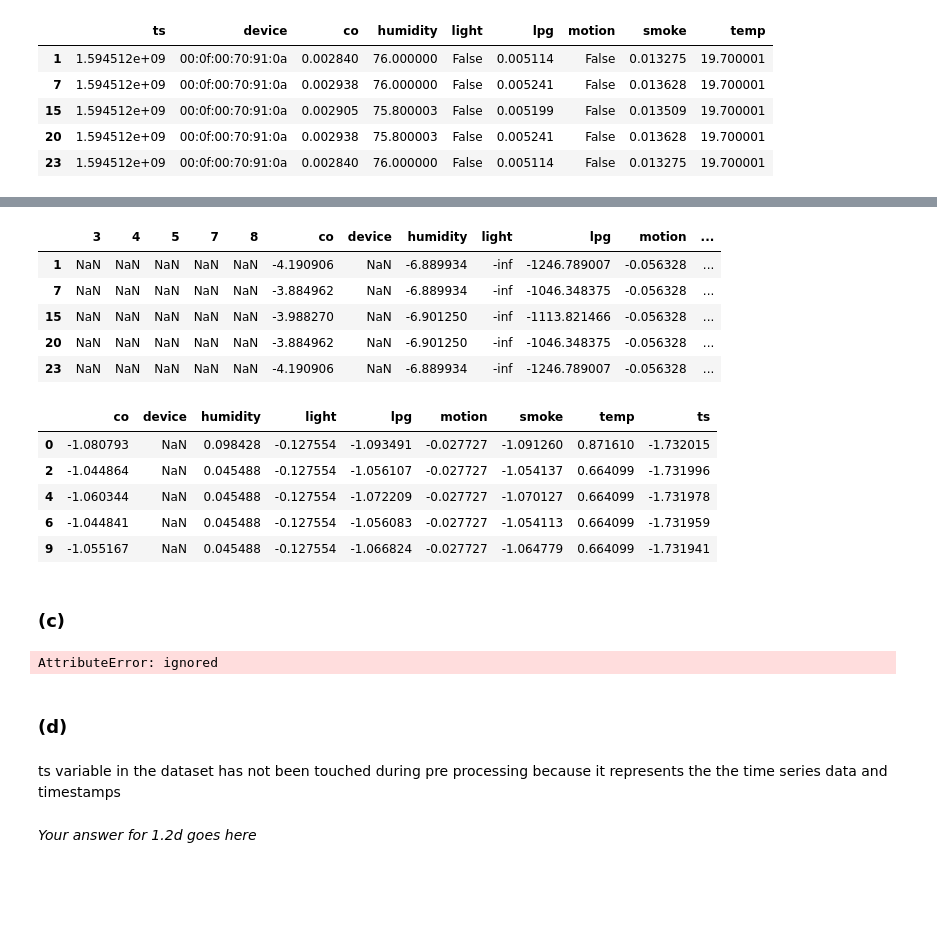
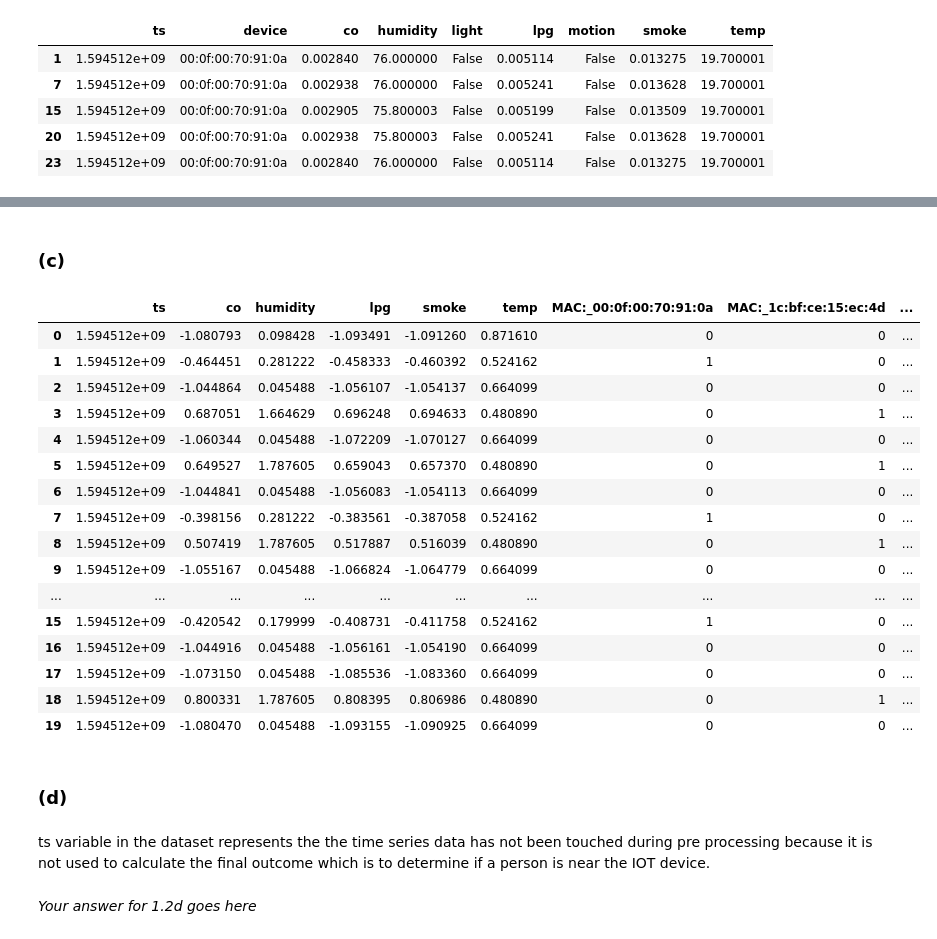
Before and after one commit to sdasmaha/Ml_Engineers_445, a Jupyter notebook: ML_HW_Notebook2.ipynb, the cells around one changed output, grey strips where cells are left out. Drawn from its saved outputs; the diff is of its cells as text; code cells hidden in the pictures; blank space fills up the shorter version.

```diff
--- a/ML_HW_Notebook2.ipynb
+++ b/ML_HW_Notebook2.ipynb
@@ -239,37 +249,29 @@ dtype: float64
-# %%
-avg2 = device2.mean()
-stdv2 = device2.std()
-standardized_device2 = (device1 - avg2) / stdv2
-standardized_device2.head(5)
-# %% [output]
-|  | 3 | 4 | 5 | 7 | 8 | co | device | humidity | light | lpg | motion | ... |
-| 1 | NaN | NaN | NaN | NaN | NaN | -4.190906 | NaN | -6.889934 | -inf | -1246.789007 | -0.056328 | ... |
-| 7 | NaN | NaN | NaN | NaN | NaN | -3.884962 | NaN | -6.889934 | -inf | -1046.348375 | -0.056328 | ... |
-| 15 | NaN | NaN | NaN | NaN | NaN | -3.988270 | NaN | -6.901250 | -inf | -1113.821466 | -0.056328 | ... |
-| 20 | NaN | NaN | NaN | NaN | NaN | -3.884962 | NaN | -6.901250 | -inf | -1046.348375 | -0.056328 | ... |
-| 23 | NaN | NaN | NaN | NaN | NaN | -4.190906 | NaN | -6.889934 | -inf | -1246.789007 | -0.056328 | ... |
-# %%
-avg3 = device3.mean()
-stdv3 = device3.std()
-standardized_device3 = (device3 - avg3) / stdv3
-standardized_device3.head(5)
-# %% [output]
-|  | co | device | humidity | light | lpg | motion | smoke | temp | ts |
-| 0 | -1.080793 | NaN | 0.098428 | -0.127554 | -1.093491 | -0.027727 | -1.091260 | 0.871610 | -1.732015 |
-| 2 | -1.044864 | NaN | 0.045488 | -0.127554 | -1.056107 | -0.027727 | -1.054137 | 0.664099 | -1.731996 |
-| 4 | -1.060344 | NaN | 0.045488 | -0.127554 | -1.072209 | -0.027727 | -1.070127 | 0.664099 | -1.731978 |
-| 6 | -1.044841 | NaN | 0.045488 | -0.127554 | -1.056083 | -0.027727 | -1.054113 | 0.664099 | -1.731959 |
-| 9 | -1.055167 | NaN | 0.045488 | -0.127554 | -1.066824 | -0.027727 | -1.064779 | 0.664099 | -1.731941 |
 # %% [markdown]
 ### (c)
-# %%
-df_final = standardized_device1.agg(standardized_device2)
-# %% [output]
-AttributeError: ignored
+# %%
+one_hot_encoded_df.head(20)
+# %% [output]
+|  | ts | co | humidity | lpg | smoke | temp | MAC:_00:0f:00:70:91:0a | MAC:_1c:bf:ce:15:ec:4d | ... |
+| 0 | 1.594512e+09 | -1.080793 | 0.098428 | -1.093491 | -1.091260 | 0.871610 | 0 | 0 | ... |
+| 1 | 1.594512e+09 | -0.464451 | 0.281222 | -0.458333 | -0.460392 | 0.524162 | 1 | 0 | ... |
+| 2 | 1.594512e+09 | -1.044864 | 0.045488 | -1.056107 | -1.054137 | 0.664099 | 0 | 0 | ... |
+| 3 | 1.594512e+09 | 0.687051 | 1.664629 | 0.696248 | 0.694633 | 0.480890 | 0 | 1 | ... |
+| 4 | 1.594512e+09 | -1.060344 | 0.045488 | -1.072209 | -1.070127 | 0.664099 | 0 | 0 | ... |
+| 5 | 1.594512e+09 | 0.649527 | 1.787605 | 0.659043 | 0.657370 | 0.480890 | 0 | 1 | ... |
+| 6 | 1.594512e+09 | -1.044841 | 0.045488 | -1.056083 | -1.054113 | 0.664099 | 0 | 0 | ... |
+| 7 | 1.594512e+09 | -0.398156 | 0.281222 | -0.383561 | -0.387058 | 0.524162 | 1 | 0 | ... |
+| 8 | 1.594512e+09 | 0.507419 | 1.787605 | 0.517887 | 0.516039 | 0.480890 | 0 | 1 | ... |
+| 9 | 1.594512e+09 | -1.055167 | 0.045488 | -1.066824 | -1.064779 | 0.664099 | 0 | 0 | ... |
+| ... | ... | ... | ... | ... | ... | ... | ... | ... | ... |
+| 15 | 1.594512e+09 | -0.420542 | 0.179999 | -0.408731 | -0.411758 | 0.524162 | 1 | 0 | ... |
+| 16 | 1.594512e+09 | -1.044916 | 0.045488 | -1.056161 | -1.054190 | 0.664099 | 0 | 0 | ... |
+| 17 | 1.594512e+09 | -1.073150 | 0.045488 | -1.085536 | -1.083360 | 0.664099 | 0 | 0 | ... |
+| 18 | 1.594512e+09 | 0.800331 | 1.787605 | 0.808395 | 0.806986 | 0.480890 | 0 | 1 | ... |
+| 19 | 1.594512e+09 | -1.080470 | 0.045488 | -1.093155 | -1.090925 | 0.664099 | 0 | 0 | ... |
 # %% [markdown]
 ### (d)
 # %% [markdown]
-ts variable in the dataset has not been touched during pre processing because it represents the the time series data and timestamps
+ts variable in the dataset represents the the time series data has not been touched during pre processing because it is not used to calculate the final outcome which is to determine if a person is near the IOT device.
 # %% [markdown]
 _Your answer for 1.2d goes here_
 # %% [markdown]
```
Also changed, not shown: parts of 15 cells of this notebook.
